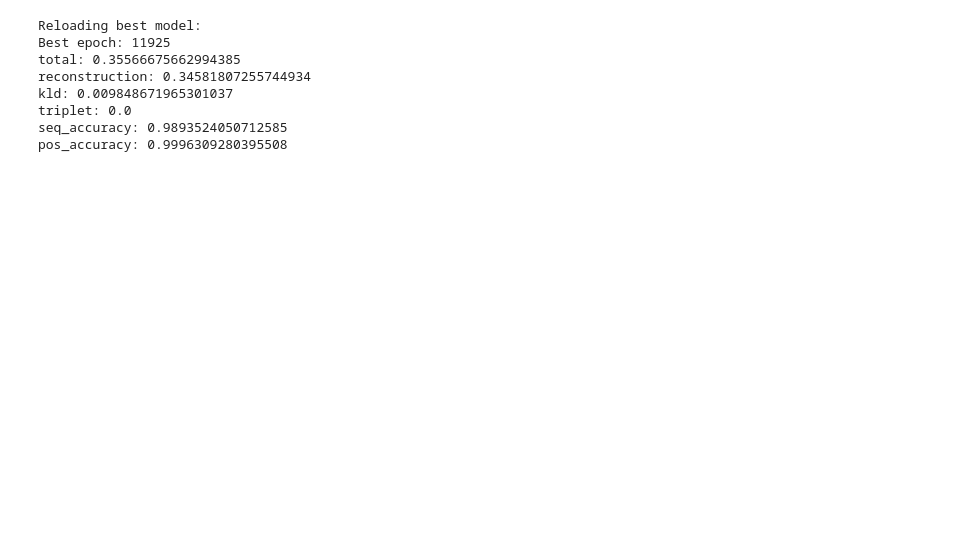
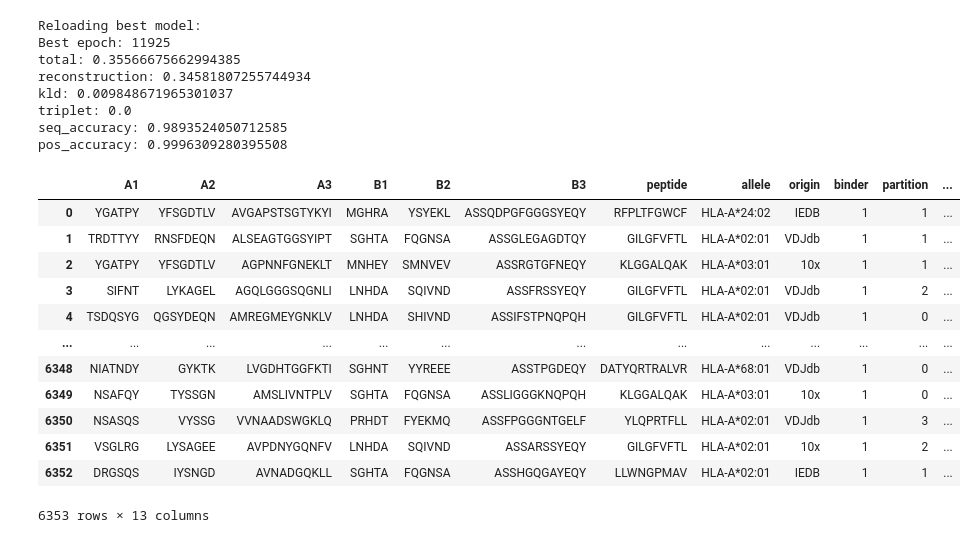
Before and after one commit to richieYT-wan/tclustr, a Jupyter notebook: notebooks/240415_ClusteringPipeline.ipynb, the cells around one changed output. Cells and saved outputs as stored; diff of their text form; code cells hidden in the pictures; blank space fills up the shorter version.

```diff
--- a/notebooks/240415_ClusteringPipeline.ipynb
+++ b/notebooks/240415_ClusteringPipeline.ipynb
@@ -288,0 +348,16 @@ ntr_results['input_type'] = 'Ntr'
+# %%
+pd.read_csv('../data/filtered/240416_nettcr_old_26pep_no_swaps.csv')
+# %% [output]
+|  | A1 | A2 | A3 | B1 | B2 | B3 | peptide | allele | origin | binder | partition | ... |
+| 0 | YGATPY | YFSGDTLV | AVGAPSTSGTYKYI | MGHRA | YSYEKL | ASSQDPGFGGGSYEQY | RFPLTFGWCF | HLA-A*24:02 | IEDB | 1 | 1 | ... |
+| 1 | TRDTTYY | RNSFDEQN | ALSEAGTGGSYIPT | SGHTA | FQGNSA | ASSGLEGAGDTQY | GILGFVFTL | HLA-A*02:01 | VDJdb | 1 | 1 | ... |
+| 2 | YGATPY | YFSGDTLV | AGPNNFGNEKLT | MNHEY | SMNVEV | ASSRGTGFNEQY | KLGGALQAK | HLA-A*03:01 | 10x | 1 | 1 | ... |
+| 3 | SIFNT | LYKAGEL | AGQLGGGSQGNLI | LNHDA | SQIVND | ASSFRSSYEQY | GILGFVFTL | HLA-A*02:01 | VDJdb | 1 | 2 | ... |
+| 4 | TSDQSYG | QGSYDEQN | AMREGMEYGNKLV | LNHDA | SHIVND | ASSIFSTPNQPQH | GILGFVFTL | HLA-A*02:01 | VDJdb | 1 | 0 | ... |
+| ... | ... | ... | ... | ... | ... | ... | ... | ... | ... | ... | ... | ... |
+| 6348 | NIATNDY | GYKTK | LVGDHTGGFKTI | SGHNT | YYREEE | ASSTPGDEQY | DATYQRTRALVR | HLA-A*68:01 | VDJdb | 1 | 0 | ... |
+| 6349 | NSAFQY | TYSSGN | AMSLIVNTPLV | SGHTA | FQGNSA | ASSLIGGGKNQPQH | KLGGALQAK | HLA-A*03:01 | 10x | 1 | 0 | ... |
+| 6350 | NSASQS | VYSSG | VVNAADSWGKLQ | PRHDT | FYEKMQ | ASSFPGGGNTGELF | YLQPRTFLL | HLA-A*02:01 | VDJdb | 1 | 3 | ... |
+| 6351 | VSGLRG | LYSAGEE | AVPDNYGQNFV | LNHDA | SQIVND | ASSARSSYEQY | GILGFVFTL | HLA-A*02:01 | 10x | 1 | 2 | ... |
+| 6352 | DRGSQS | IYSNGD | AVNADGQKLL | SGHTA | FQGNSA | ASSHGQGAYEQY | LLWNGPMAV | HLA-A*02:01 | IEDB | 1 | 1 | ... |
+6353 rows × 13 columns
```
Also changed, not shown: parts of 25 cells of this notebook, 4 other files.
